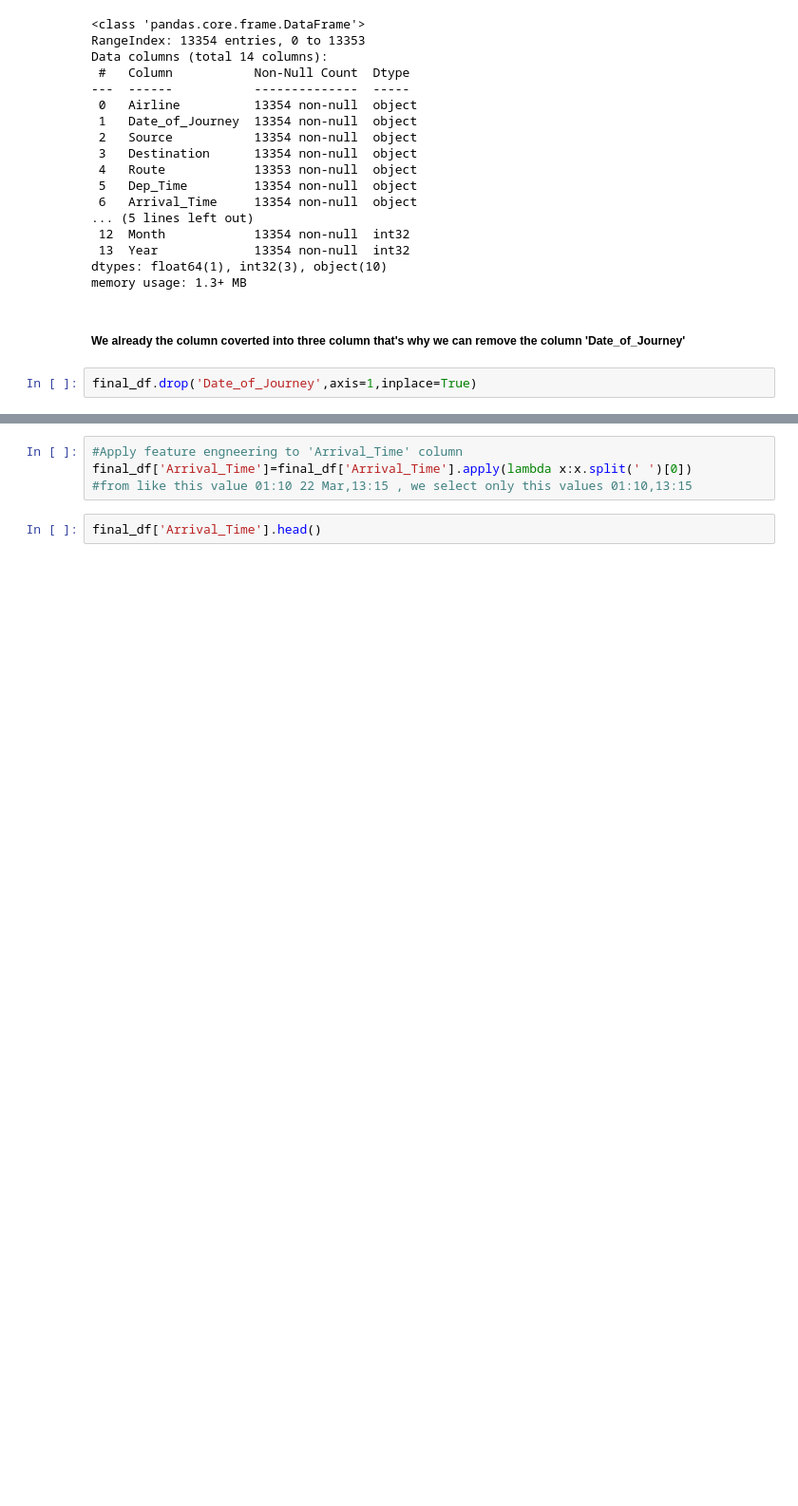
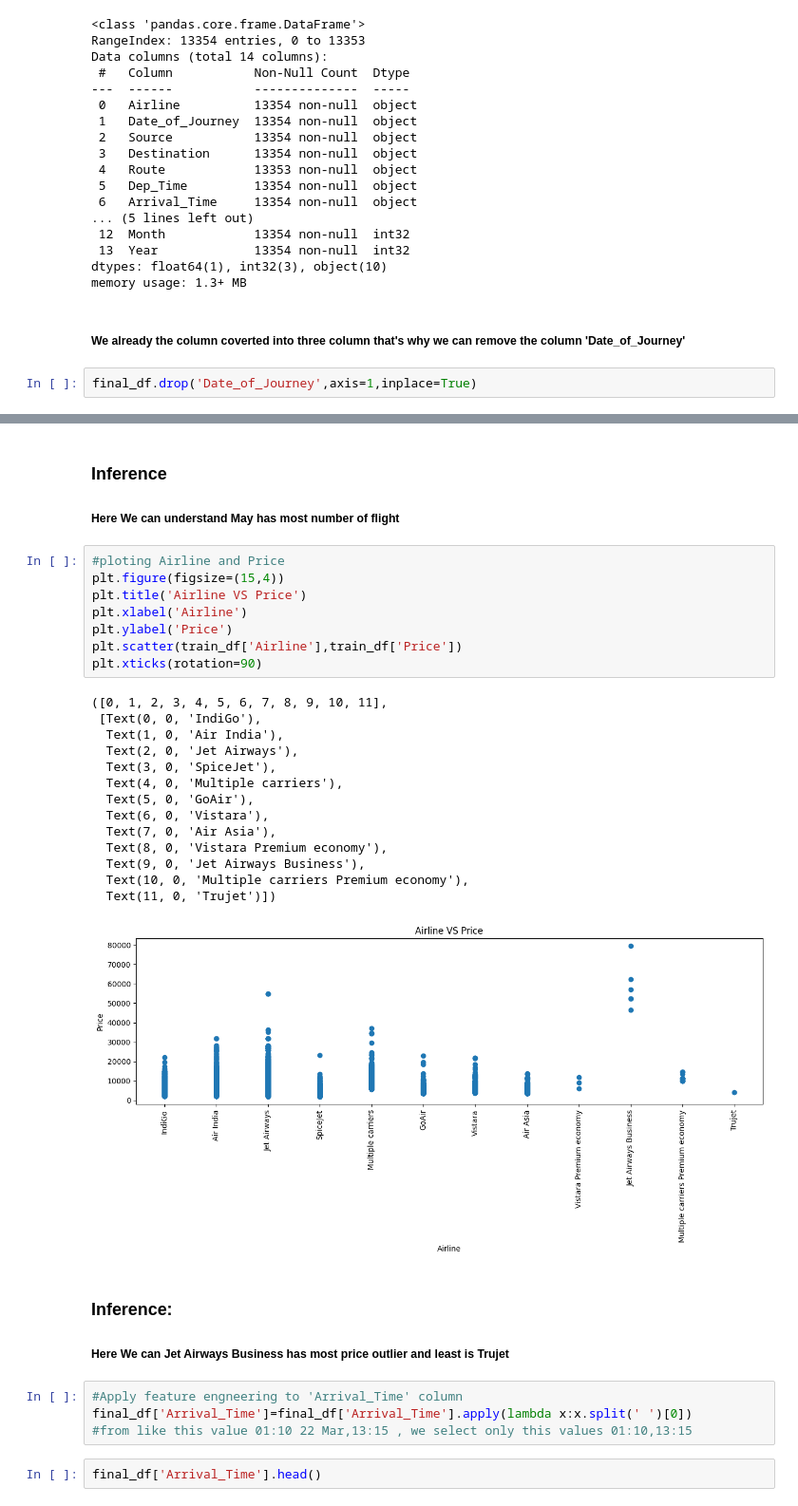
Before and after one commit to mhdnihas/Sample_Projects_DataScience, a Jupyter notebook: flight_prediction.ipynb, the cells around one changed output, grey strips where cells are left out. Shown at 95% size. Drawn from its saved outputs; the diff is of its cells as text; blank space fills up the shorter version.

```diff
--- a/flight_prediction.ipynb
+++ b/flight_prediction.ipynb
@@ -255,3 +279,32 @@ final_df.head()
+# %% [markdown]
+### Inference
+##### Here We can understand May has most number of flight
+# %%
+#ploting Airline and Price
+plt.figure(figsize=(15,4))
+plt.title('Airline VS Price')
+plt.xlabel('Airline')
+plt.ylabel('Price')
+plt.scatter(train_df['Airline'],train_df['Price'])
+plt.xticks(rotation=90)
+# %% [output]
+([0, 1, 2, 3, 4, 5, 6, 7, 8, 9, 10, 11],
+ [Text(0, 0, 'IndiGo'),
+  Text(1, 0, 'Air India'),
+  Text(2, 0, 'Jet Airways'),
+  Text(3, 0, 'SpiceJet'),
+  Text(4, 0, 'Multiple carriers'),
+  Text(5, 0, 'GoAir'),
+  Text(6, 0, 'Vistara'),
+  Text(7, 0, 'Air Asia'),
+  Text(8, 0, 'Vistara Premium economy'),
+  Text(9, 0, 'Jet Airways Business'),
+  Text(10, 0, 'Multiple carriers Premium economy'),
+  Text(11, 0, 'Trujet')])
+[figure, added]
+# %% [markdown]
+### Inference:
+##### Here We can Jet Airways Business has most price outlier and least is Trujet
 # %%
 #Apply feature engneering to 'Arrival_Time' column
 final_df['Arrival_Time']=final_df['Arrival_Time'].apply(lambda x:x.split(' ')[0])
```
Also changed, not shown: parts of 8 cells of this notebook.
